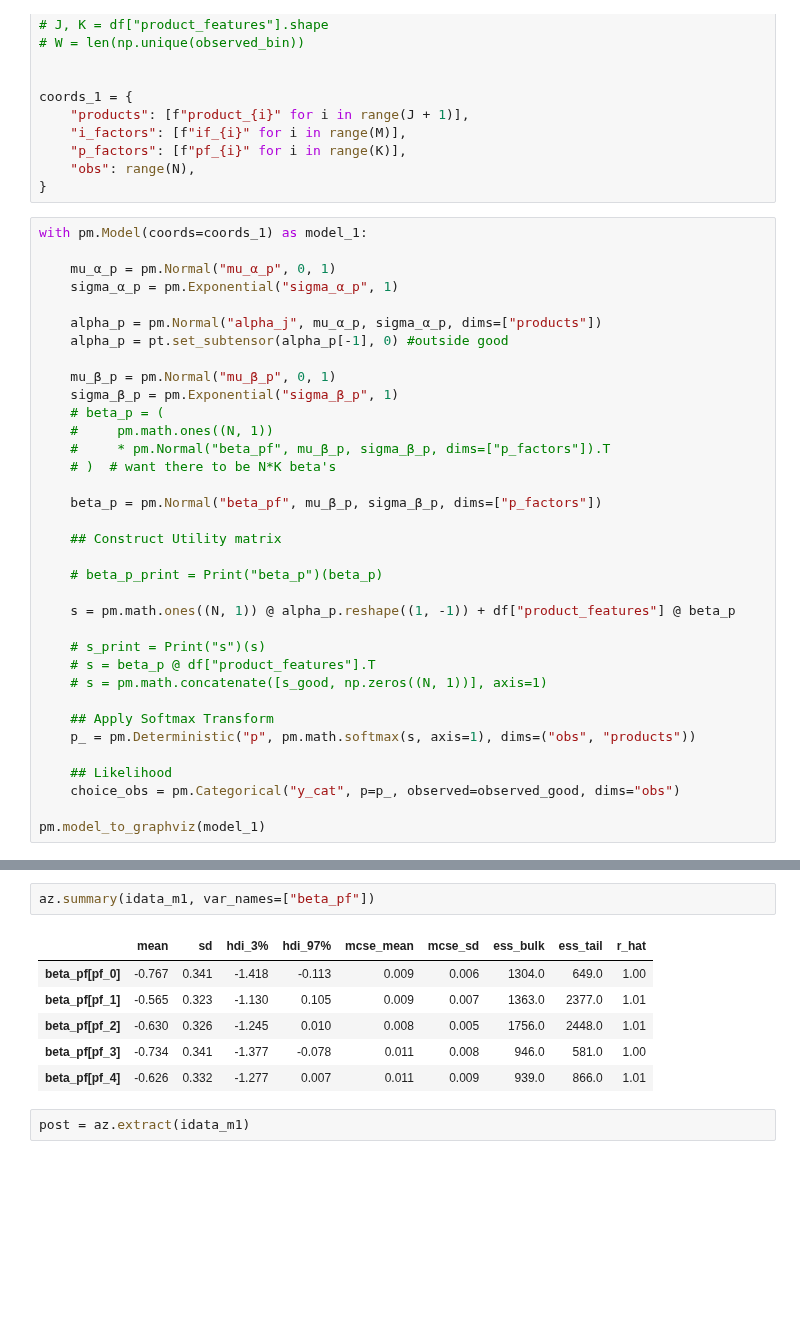
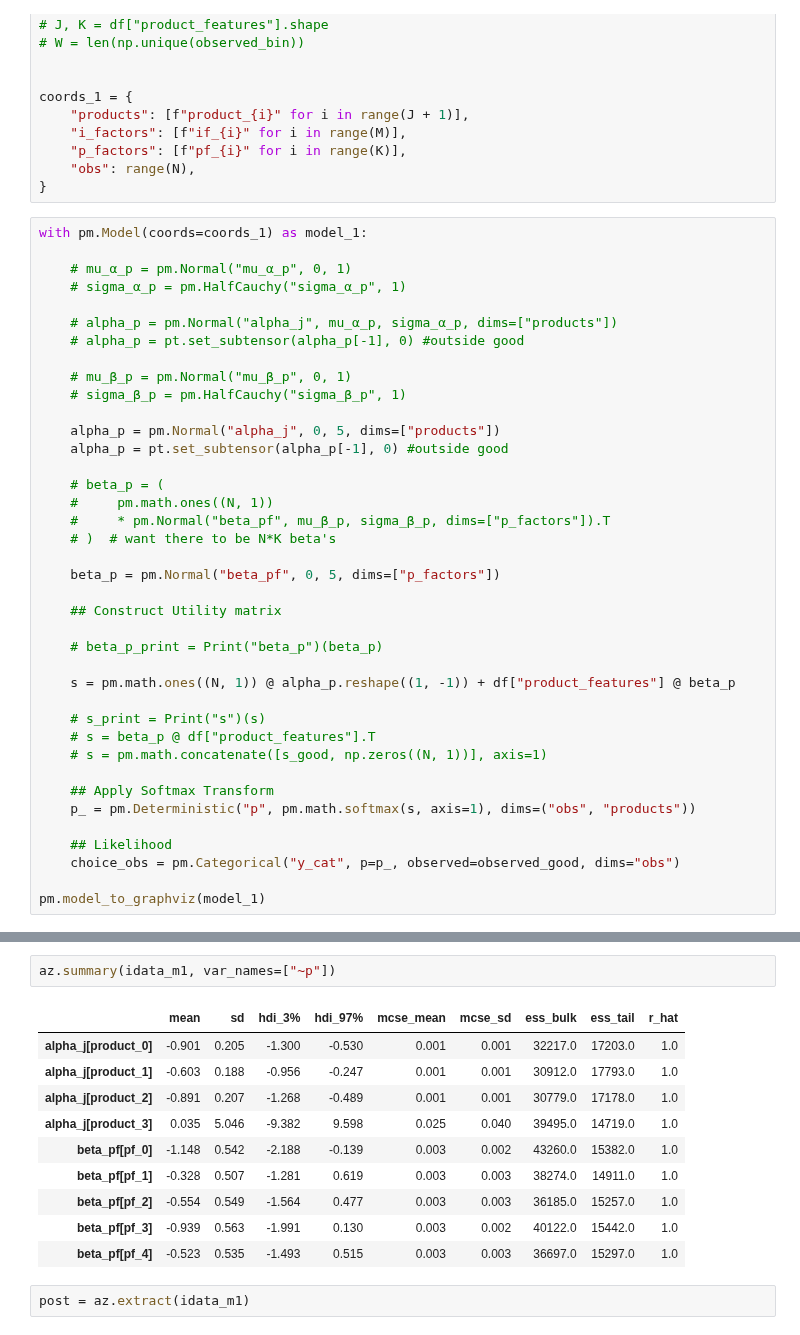
Before and after one commit to dyavorsky/likert_dualresponse, a Jupyter notebook: notebooks/likert_dualresponse.ipynb, the cells around one changed output, grey strips where cells are left out. Saved outputs shown, nothing was run; the diff lists cells and outputs as text; blank space fills up the shorter version.

```diff
--- a/notebooks/likert_dualresponse.ipynb
+++ b/notebooks/likert_dualresponse.ipynb
@@ -266,20 +266,24 @@ coords_1 = {
 # %%
 with pm.Model(coords=coords_1) as model_1:
 
-    mu_α_p = pm.Normal("mu_α_p", 0, 1)
-    sigma_α_p = pm.Exponential("sigma_α_p", 1)
+    # mu_α_p = pm.Normal("mu_α_p", 0, 1)
+    # sigma_α_p = pm.HalfCauchy("sigma_α_p", 1)
 
-    alpha_p = pm.Normal("alpha_j", mu_α_p, sigma_α_p, dims=["products"])
+    # alpha_p = pm.Normal("alpha_j", mu_α_p, sigma_α_p, dims=["products"])
+    # alpha_p = pt.set_subtensor(alpha_p[-1], 0) #outside good
+
+    # mu_β_p = pm.Normal("mu_β_p", 0, 1)
+    # sigma_β_p = pm.HalfCauchy("sigma_β_p", 1)
+
+    alpha_p = pm.Normal("alpha_j", 0, 5, dims=["products"])
     alpha_p = pt.set_subtensor(alpha_p[-1], 0) #outside good
 
-    mu_β_p = pm.Normal("mu_β_p", 0, 1)
-    sigma_β_p = pm.Exponential("sigma_β_p", 1)
     # beta_p = (
     #     pm.math.ones((N, 1))
     #     * pm.Normal("beta_pf", mu_β_p, sigma_β_p, dims=["p_factors"]).T
     # )  # want there to be N*K beta's
 
-    beta_p = pm.Normal("beta_pf", mu_β_p, sigma_β_p, dims=["p_factors"])
+    beta_p = pm.Normal("beta_pf", 0, 5, dims=["p_factors"])
 
     ## Construct Utility matrix
 
@@ -325,12 +332,16 @@ The effective sample size per chain is smaller than 100 for some parameters.  A
 # %%
-az.summary(idata_m1, var_names=["beta_pf"])
+az.summary(idata_m1, var_names=["~p"])
 # %% [output]
 |  | mean | sd | hdi_3% | hdi_97% | mcse_mean | mcse_sd | ess_bulk | ess_tail | r_hat |
-| beta_pf[pf_0] | -0.767 | 0.341 | -1.418 | -0.113 | 0.009 | 0.006 | 1304.0 | 649.0 | 1.00 |
-| beta_pf[pf_1] | -0.565 | 0.323 | -1.130 | 0.105 | 0.009 | 0.007 | 1363.0 | 2377.0 | 1.01 |
-| beta_pf[pf_2] | -0.630 | 0.326 | -1.245 | 0.010 | 0.008 | 0.005 | 1756.0 | 2448.0 | 1.01 |
-| beta_pf[pf_3] | -0.734 | 0.341 | -1.377 | -0.078 | 0.011 | 0.008 | 946.0 | 581.0 | 1.00 |
-| beta_pf[pf_4] | -0.626 | 0.332 | -1.277 | 0.007 | 0.011 | 0.009 | 939.0 | 866.0 | 1.01 |
+| alpha_j[product_0] | -0.901 | 0.205 | -1.300 | -0.530 | 0.001 | 0.001 | 32217.0 | 17203.0 | 1.0 |
+| alpha_j[product_1] | -0.603 | 0.188 | -0.956 | -0.247 | 0.001 | 0.001 | 30912.0 | 17793.0 | 1.0 |
+| alpha_j[product_2] | -0.891 | 0.207 | -1.268 | -0.489 | 0.001 | 0.001 | 30779.0 | 17178.0 | 1.0 |
+| alpha_j[product_3] | 0.035 | 5.046 | -9.382 | 9.598 | 0.025 | 0.040 | 39495.0 | 14719.0 | 1.0 |
+| beta_pf[pf_0] | -1.148 | 0.542 | -2.188 | -0.139 | 0.003 | 0.002 | 43260.0 | 15382.0 | 1.0 |
+| beta_pf[pf_1] | -0.328 | 0.507 | -1.281 | 0.619 | 0.003 | 0.003 | 38274.0 | 14911.0 | 1.0 |
+| beta_pf[pf_2] | -0.554 | 0.549 | -1.564 | 0.477 | 0.003 | 0.003 | 36185.0 | 15257.0 | 1.0 |
+| beta_pf[pf_3] | -0.939 | 0.563 | -1.991 | 0.130 | 0.003 | 0.002 | 40122.0 | 15442.0 | 1.0 |
+| beta_pf[pf_4] | -0.523 | 0.535 | -1.493 | 0.515 | 0.003 | 0.003 | 36697.0 | 15297.0 | 1.0 |
 # %%
 post = az.extract(idata_m1)
 # %%
```
Also changed, not shown: parts of 11 cells of this notebook, 1 other file.
